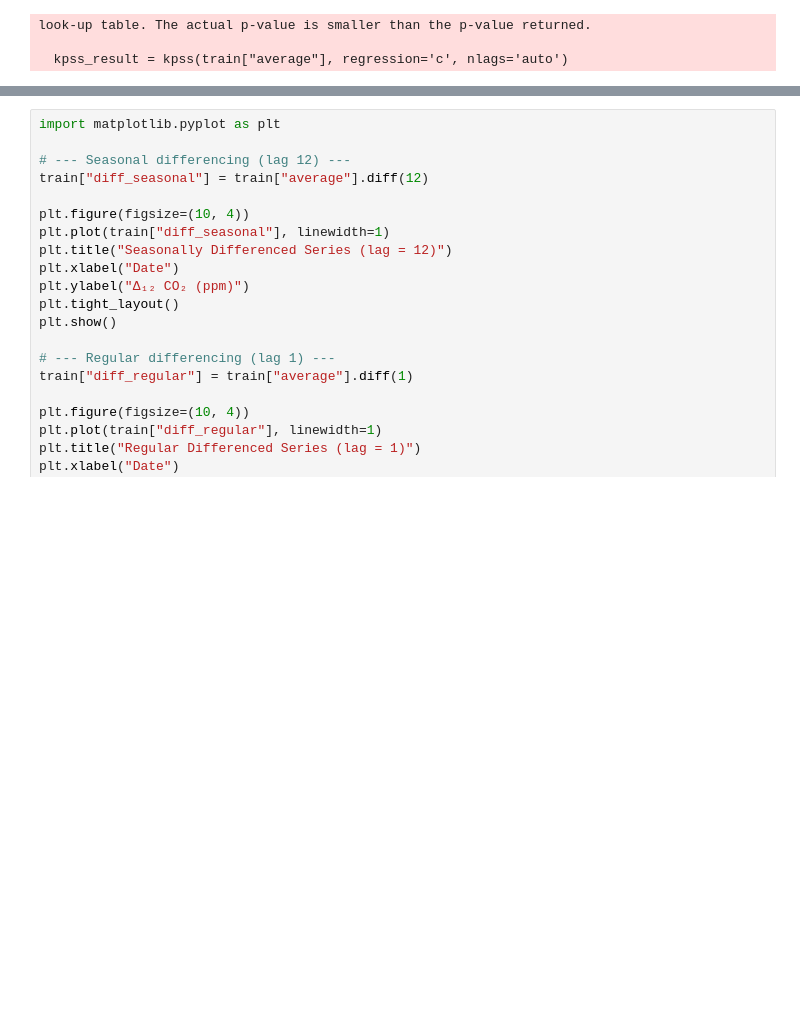
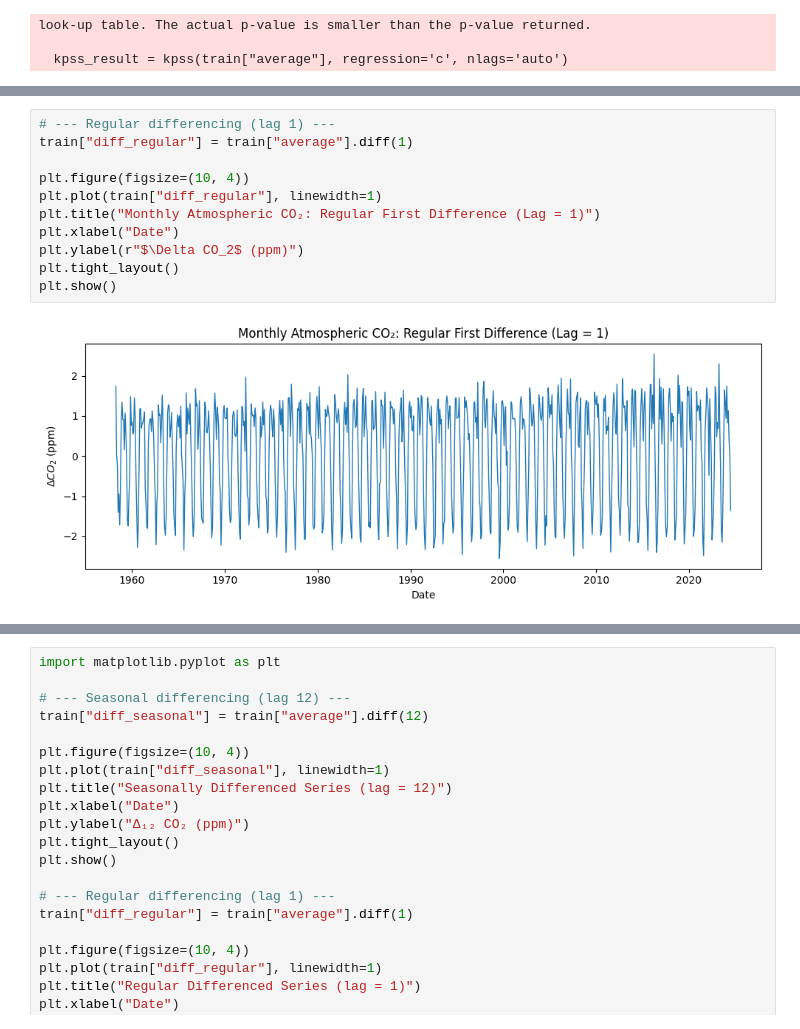
Before and after one commit to the-paulbear/noaa-greenhouse-gas-forecasting, a Jupyter notebook: time_series/CO2.ipynb, the cells around one changed output, grey strips where cells are left out. Cells and saved outputs as stored; diff of their text form; blank space fills up the shorter version.

Commit message:
Exploring differenced  CO2 data with ACF and PACF

```diff
--- a/time_series/CO2.ipynb
+++ b/time_series/CO2.ipynb
@@ -248,0 +263,13 @@ The series therefore requires further transformation before fitting models that
+# %%
+# --- Regular differencing (lag 1) ---
+train["diff_regular"] = train["average"].diff(1)
+
+plt.figure(figsize=(10, 4))
+plt.plot(train["diff_regular"], linewidth=1)
+plt.title("Monthly Atmospheric CO₂: Regular First Difference (Lag = 1)")
+plt.xlabel("Date")
+plt.ylabel(r"$\Delta CO_2$ (ppm)")
+plt.tight_layout()
+plt.show()
+# %% [output]
+[figure, added]
```
Also changed, not shown: parts of 15 cells of this notebook.
